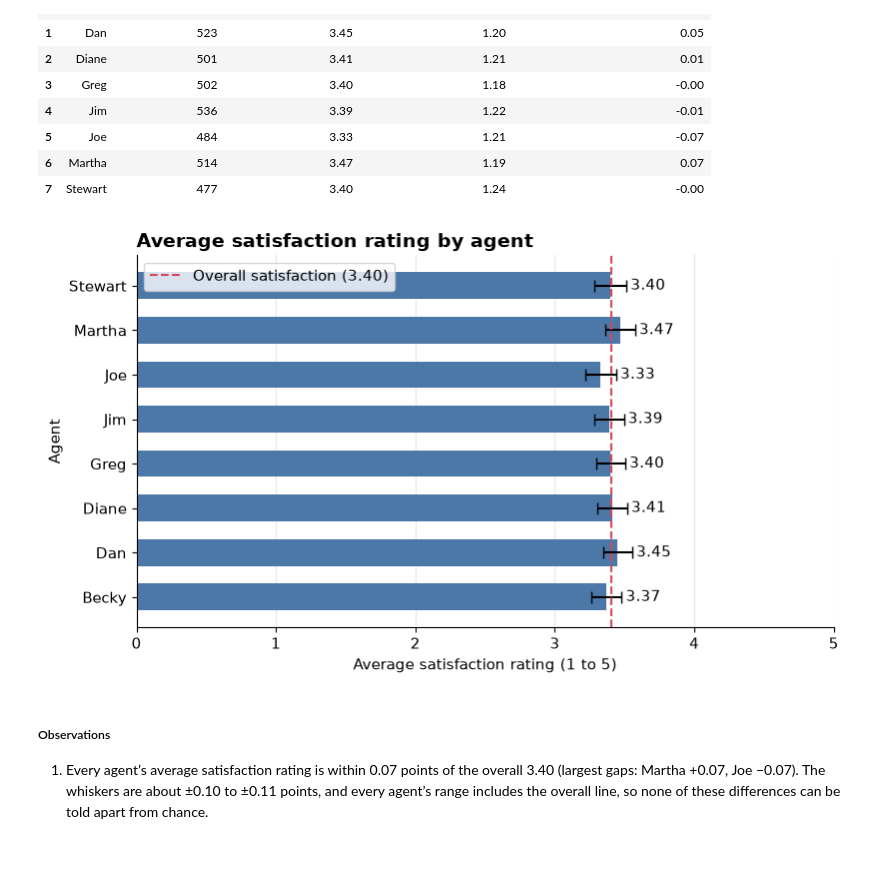
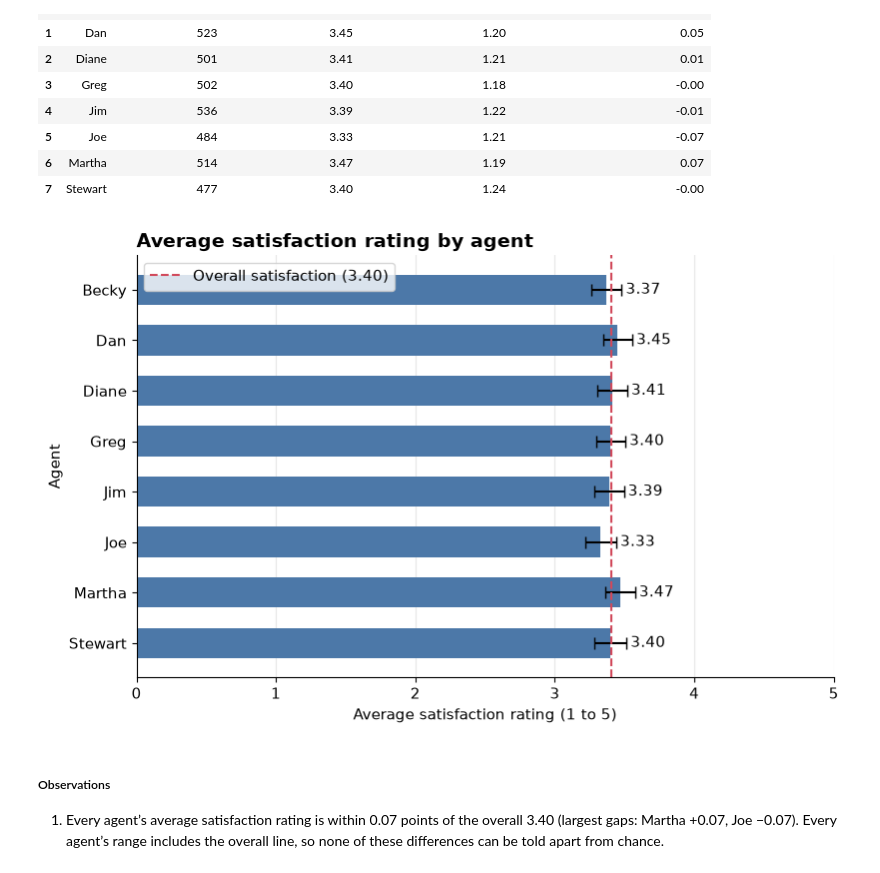
Before and after one commit to Ashish-Krishna-K/call-center-staffing-analytics, a Jupyter notebook: notebooks/03_kpi_analysis.ipynb, the cells around one changed output. Drawn from its saved outputs; the diff is of its cells as text; code cells hidden in the pictures.

Commit message:
Completes analysis of the KPI - Average satisfaction by department

```diff
--- a/notebooks/03_kpi_analysis.ipynb
+++ b/notebooks/03_kpi_analysis.ipynb
@@ -931,37 +855,38 @@ ORDER BY
 | 6 | Martha | 514 | 3.47 | 1.19 | 0.07 |
 | 7 | Stewart | 477 | 3.40 | 1.24 | -0.00 |
 # %%
-fig, ax = plt.subplots(figsize=(8, 4.5), layout="constrained")
+fig, ax = plt.subplots(figsize=(8, 5), layout="constrained")
 bars = ax.barh(
     y=df["agent"],
     width=df["avg_satisfaction_rating"],
     color=BAR_COLOR_BLUE,
     height=0.6,
     xerr=2*se,
     capsize=4
 )
+ax.invert_yaxis()
 labels = [f"{v:.2f}" for v in df["avg_satisfaction_rating"]]
 ax.bar_label(bars, labels=labels, padding=3)
 ax.axvline(
     overall_mean,
     color=REF_LINE_RED,
     linestyle="--",
     linewidth=1.5,
     label=f"Overall satisfaction ({overall_mean:.2f})",
 )
 ax.set_xlim(0, 5)
 ax.set_title("Average satisfaction rating by agent")
 ax.set_ylabel("Agent")
 ax.set_xlabel("Average satisfaction rating (1 to 5)")
 ax.legend()
 ax.grid(axis="x", alpha=0.3)
 
 chart_name = filename.replace(".sql", ".png", 1).replace("kpi_", "")
 fig.savefig(charts_dir / chart_name, dpi=200, bbox_inches="tight")
 plt.show()
 # %% [output]
-[figure, old version]
+[figure, new version]
 # %% [markdown]
 ##### Observations
 
-1. Every agent’s average satisfaction rating is within 0.07 points of the overall 3.40 (largest gaps: Martha +0.07, Joe −0.07). The whiskers are about ±0.10 to ±0.11 points, and every agent’s range includes the overall line, so none of these differences can be told apart from chance.
+1. Every agent’s average satisfaction rating is within 0.07 points of the overall 3.40 (largest gaps: Martha +0.07, Joe −0.07). Every agent’s range includes the overall line, so none of these differences can be told apart from chance.
```
Also changed, not shown: parts of 15 cells of this notebook.
